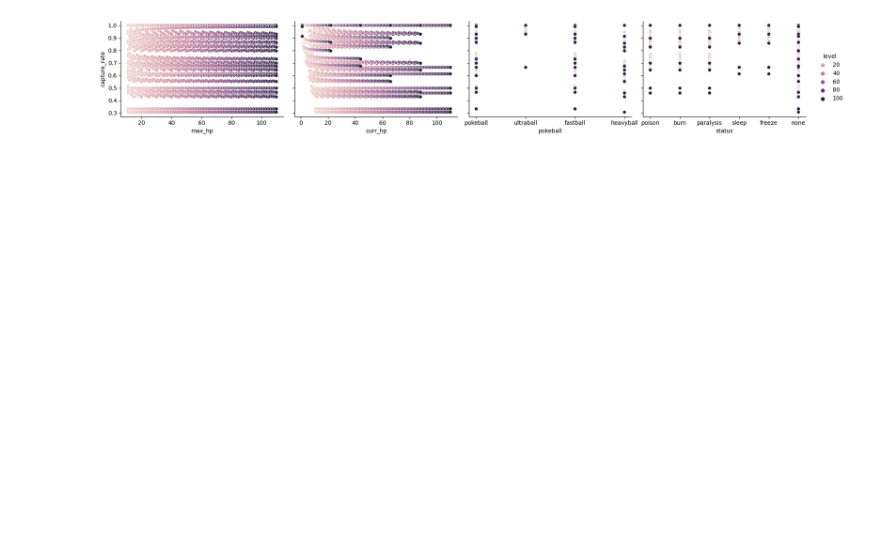
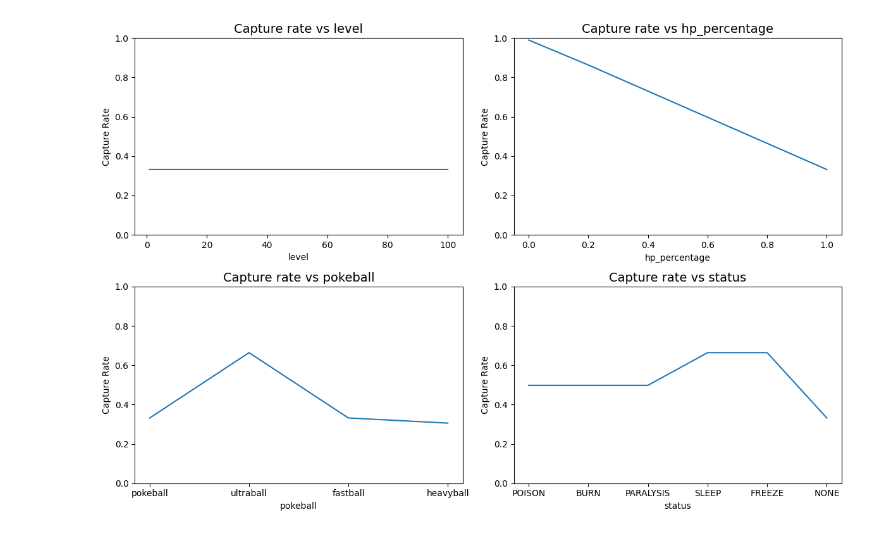
Before and after one commit to ichayer/sia, a Jupyter notebook: tp0/ejercicio2c.ipynb, the cells around one changed output. Cells and saved outputs as stored; diff of their text form; code cells hidden in the pictures; blank space fills up the shorter version.

```diff
--- a/tp0/ejercicio2c.ipynb
+++ b/tp0/ejercicio2c.ipynb
@@ -45,9 +7,45 @@ df = pd.concat(df_list)
-# %%
-# Se crea un gráfico de dispersión que muestra las relaciones entre cinco variables diferentes.
-# El resultado será un gráfico que muestra la relación
-# entre la tasa de captura y las variables de "max_hp", "curr_hp", "pokeball", "status", diferenciando por el "level".
-
-sns.pairplot(df, x_vars=["max_hp", "curr_hp", "pokeball", "status"], y_vars=["capture_rate"], hue="level", height=3, aspect=1.5)
-plt.show()
-# %% [output]
-[figure, removed]
+# %%
+with open("ejercicio2c-config.json", "r") as file:
+    config = json.load(file)
+
+def calculate_capture_rates(param, param_values):
+
+    def_poke_name = config["default_pokemon_name"]
+    def_hp_percentage = config["default_hp_percentage"]
+    def_level = config["default_level"]
+    def_status = StatusEffect[config["default_status"]]
+    def_pokeball = config["default_pokeball"]
+
+    factory = PokemonFactory("pokemon.json")
+    pokemon = factory.create(def_poke_name, def_level, def_status, def_hp_percentage)
+    pokeball = def_pokeball
+
+    capture_rates = []
+    for val in param_values:
+        if param == 'level':
+            pokemon = factory.create(def_poke_name, val, def_status, def_hp_percentage)
+        elif param == 'hp_percentage':
+            pokemon = factory.create(def_poke_name, def_level, def_status, val)
+        elif param == 'status':
+            pokemon = factory.create(def_poke_name, def_level, StatusEffect[val], def_hp_percentage)
+        elif param == 'pokeball':
+            pokeball = val
+
+        success, rate = attempt_catch(pokemon, pokeball)
+        capture_rates.append(rate)
+    return capture_rates
+# %%
+fig, axs = plt.subplots(2, 2, figsize=(12, 8))
+
+for i, param in enumerate(['level', 'hp_percentage', 'pokeball', 'status']):
+    capture_rates = calculate_capture_rates(param, config[param + 's'])
+    row, col = divmod(i, 2)  # Obtener la fila y la columna correspondientes a este parámetro en la matriz de subplots. Necesito axs[0,0], axs[0,1], axs[1,0], axs[1,1]
+    axs[row, col].plot(config[param + 's'], capture_rates)
+    axs[row, col].set_xlabel(param)
+    axs[row, col].set_ylabel('Capture Rate')
+    axs[row, col].set_ylim([0,1])
+    axs[row, col].set_title(f"Capture rate vs {param}", fontsize=14)
+plt.tight_layout()
+plt.show()
+# %% [output]
+[figure, added]
```
Also changed, not shown: parts of 3 cells of this notebook, 1 other file.
